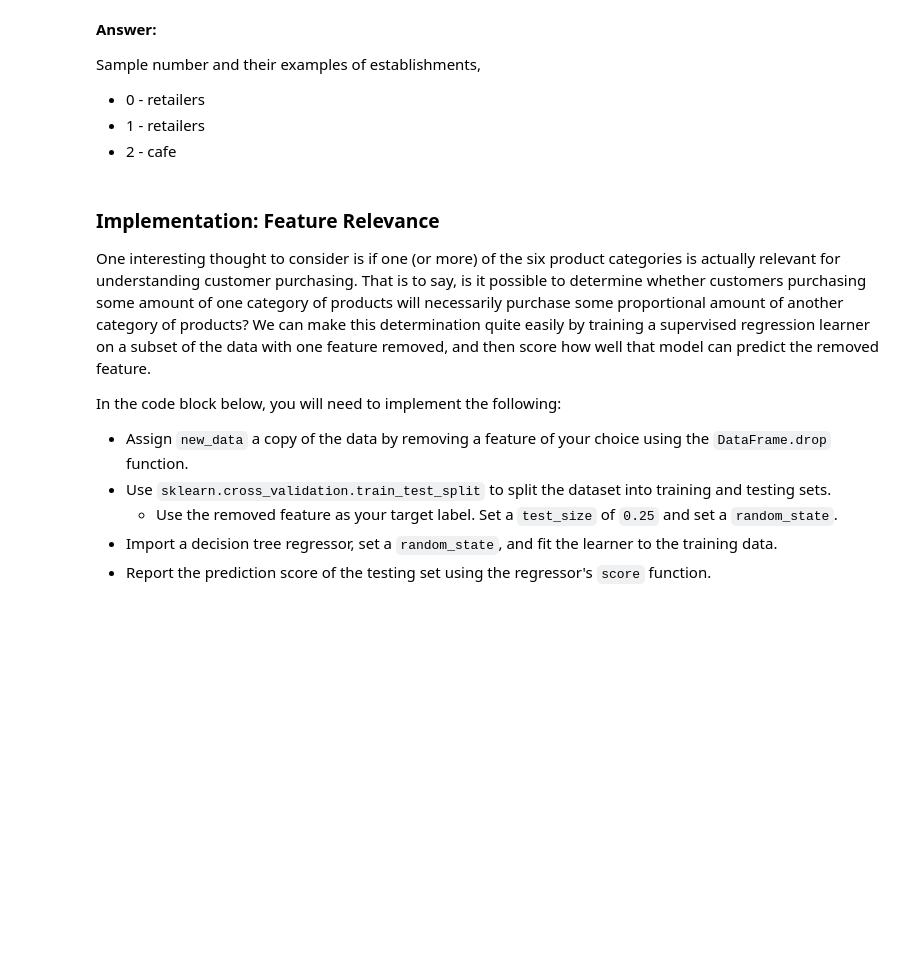
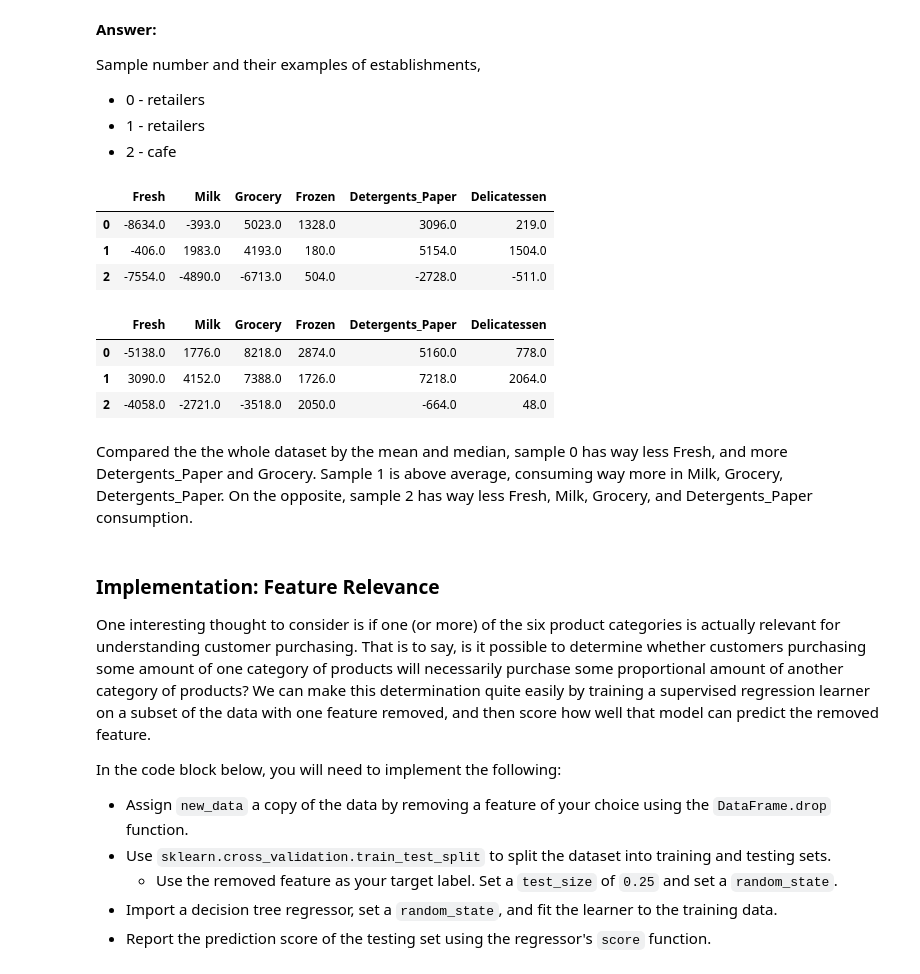
Before and after one commit to yyforyongyu/udacity-machine-learning, a Jupyter notebook: projects/creating_customer_segments/customer_segments.ipynb, the cells around one changed output. Saved outputs shown, nothing was run; the diff lists cells and outputs as text; code cells hidden in the pictures; blank space fills up the shorter version.

```diff
--- a/projects/creating_customer_segments/customer_segments.ipynb
+++ b/projects/creating_customer_segments/customer_segments.ipynb
@@ -83,6 +83,22 @@ Sample number and their examples of establishments,
 + 0 - retailers
 + 1 - retailers
 + 2 - cafe
+# %%
+display(np.round(samples - data.mean()))
+# %% [output]
+|  | Fresh | Milk | Grocery | Frozen | Detergents_Paper | Delicatessen |
+| 0 | -8634.0 | -393.0 | 5023.0 | 1328.0 | 3096.0 | 219.0 |
+| 1 | -406.0 | 1983.0 | 4193.0 | 180.0 | 5154.0 | 1504.0 |
+| 2 | -7554.0 | -4890.0 | -6713.0 | 504.0 | -2728.0 | -511.0 |
+# %%
+display(np.round(samples - data.median()))
+# %% [output]
+|  | Fresh | Milk | Grocery | Frozen | Detergents_Paper | Delicatessen |
+| 0 | -5138.0 | 1776.0 | 8218.0 | 2874.0 | 5160.0 | 778.0 |
+| 1 | 3090.0 | 4152.0 | 7388.0 | 1726.0 | 7218.0 | 2064.0 |
+| 2 | -4058.0 | -2721.0 | -3518.0 | 2050.0 | -664.0 | 48.0 |
+# %% [markdown]
+Compared the the whole dataset by the mean and median, sample 0 has way less Fresh, and more Detergents_Paper and Grocery. Sample 1 is above average, consuming way more in Milk, Grocery, Detergents_Paper. On the opposite, sample 2 has way less Fresh, Milk, Grocery, and Detergents_Paper consumption.
 # %% [markdown]
 ### Implementation: Feature Relevance
 One interesting thought to consider is if one (or more) of the six product categories is actually relevant for understanding customer purchasing. That is to say, is it possible to determine whether customers purchasing some amount of one category of products will necessarily purchase some proportional amount of another category of products? We can make this determination quite easily by training a supervised regression learner on a subset of the data with one feature removed, and then score how well that model can predict the removed feature.
```
Also changed, not shown: parts of 19 cells of this notebook, 1 other file.
